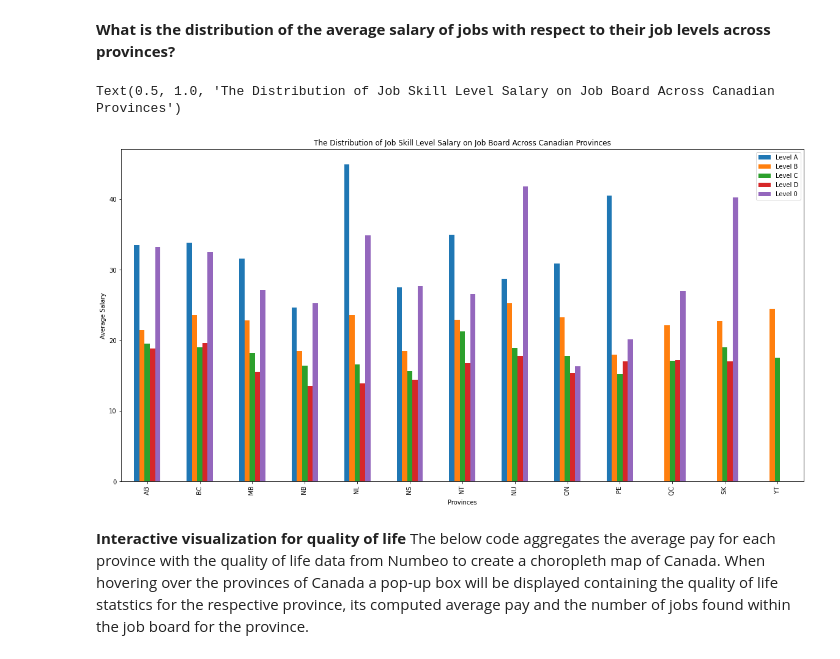
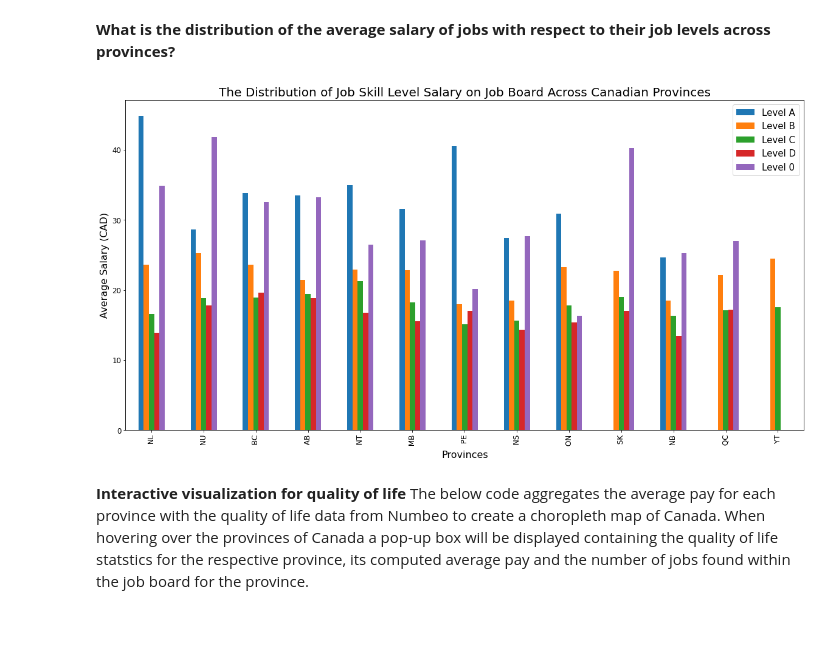
Before and after one commit to ChristopheTran/Canadian-Jobs-Amid-a-Pandemic, a Jupyter notebook: Final_Notebook.ipynb, the cells around one changed output. Cells and saved outputs as stored; diff of their text form; code cells hidden in the pictures; blank space fills up the shorter version.

```diff
--- a/Final_Notebook.ipynb
+++ b/Final_Notebook.ipynb
@@ -172,6 +176,7 @@ jobs_cleaned["AveragePay"] = jobs_cleaned.apply(get_average_pay, axis=1)
 jobs_cleaned["City"] = jobs_cleaned["City"].str.strip("based in ")
 
 jobs_noc_merged = pd.merge(noc_info, jobs_cleaned, on="NocNo", how="inner")
+jobs_noc_merged["JobLevel"] = jobs_noc_merged["JobLevel"].str.strip()
 # %%
 #These are the numbeo datasets
 numbeo.keys()
@@ -392,6 +448,14 @@ for province, group in grouped:
   city_level0['Province'].append(province)
   city_level0['Level 0'].append(group.count()[1])
 city_level0 = pd.DataFrame(city_level0)
+
+#Find the number of Level 0 jobs for each province and store the result in the city_level0 dictionary.
+city_level0 = {"Province":[], "Level 0":[]}
+grouped = df.query("CleanedJobLevel == '0'").groupby("Province")
+for province, group in grouped:
+  city_level0['Province'].append(province)
+  city_level0['Level 0'].append(group.count()[1])
+city_level0 = pd.DataFrame(city_level0)
 # %%
 #Visualize the number of each level of jobs is within the job board for each Canadian province.
 result = pd.concat([city_level0, city_levelD, city_levelB, city_levelA], axis=1)
@@ -490,16 +573,26 @@ city_level0 = pd.DataFrame(city_level0)
 # %%
 #Visualize the number of each level of jobs is within the job board for each Canadian province.
 result = pd.concat([city_level0, city_levelD, city_levelB, city_levelA], axis=1)
 result.drop(result.columns[2], axis=1, inplace=True)
 result = pd.concat([city_levelC, result], axis=1)
 result = result.fillna(0)
+
+result['Mean'] = result.loc[:, ['Level 0','Level D','Level C','Level B','Level A']].mean(axis=1)
+result=result.sort_values(by='Mean', ascending=False)
+
 ax = result.plot(x="Province", y=["Level A", "Level B", "Level C","Level D","Level 0"], kind="bar",figsize=(20,10))
-ax.set_xlabel("Provinces")
-ax.set_ylabel("Average Salary")
-ax.set_title("The Distribution of Job Skill Level Salary on Job Board Across Canadian Provinces")
+ax.set_xlabel("Provinces",fontsize=16)
+ax.set_ylabel("Average Salary (CAD)",fontsize=16)
+ax.set_title("The Distribution of Job Skill Level Salary on Job Board Across Canadian Provinces",fontsize=20)
+plt.legend(prop={"size":15})
+plt.xticks(fontsize=12)
+plt.yticks(fontsize=12)
+
+#Saving vizulaiztion as PNG and SVG
+plt.savefig('./Images/png/Distribution of Job Skill Level Salary on Job Board Across Canadian Provinces.png',dpi=300,format='png')
+plt.savefig('./Images/svg/Distribution of Job Skill Level Salary on Job Board Across Canadian Provinces.svg', dpi=300,format='svg')
 # %% [output]
-Text(0.5, 1.0, 'The Distribution of Job Skill Level Salary on Job Board Across Canadian Provinces')
-[figure, old version]
+[figure, new version]
 # %% [markdown]
 **Interactive visualization for quality of life**
 The below code aggregates the average pay for each province with the quality of life data from Numbeo to create a choropleth map of Canada. When hovering over the provinces of Canada a pop-up box will be displayed containing the quality of life statstics for the respective province, its computed average pay and the number of jobs found within the job board for the province.
```
Also changed, not shown: parts of 35 cells of this notebook, 22 other files.
